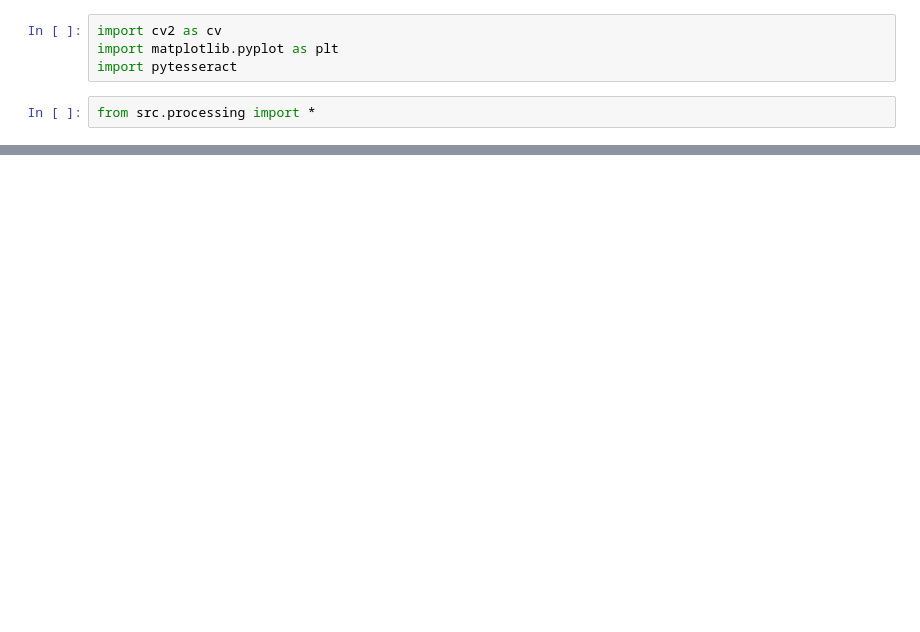
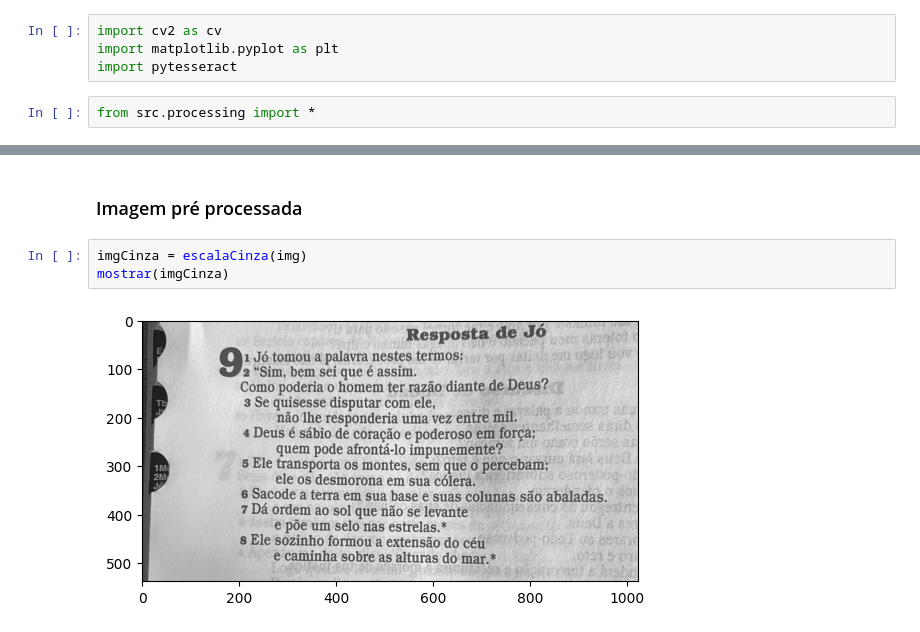
Before and after one commit to Lacerdajp/MyOCR, a Jupyter notebook: main.ipynb, the cells around one changed output, grey strips where cells are left out. Drawn from its saved outputs; the diff is of its cells as text; blank space fills up the shorter version.

```diff
--- a/main.ipynb
+++ b/main.ipynb
@@ -104,0 +18,7 @@ print(segmented_text)
+# %% [markdown]
+### Imagem pré processada
+# %%
+imgCinza = escalaCinza(img)
+mostrar(imgCinza)
+# %% [output]
+[figure, added]
```
Also changed, not shown: parts of 50 cells of this notebook, 5 other files.
